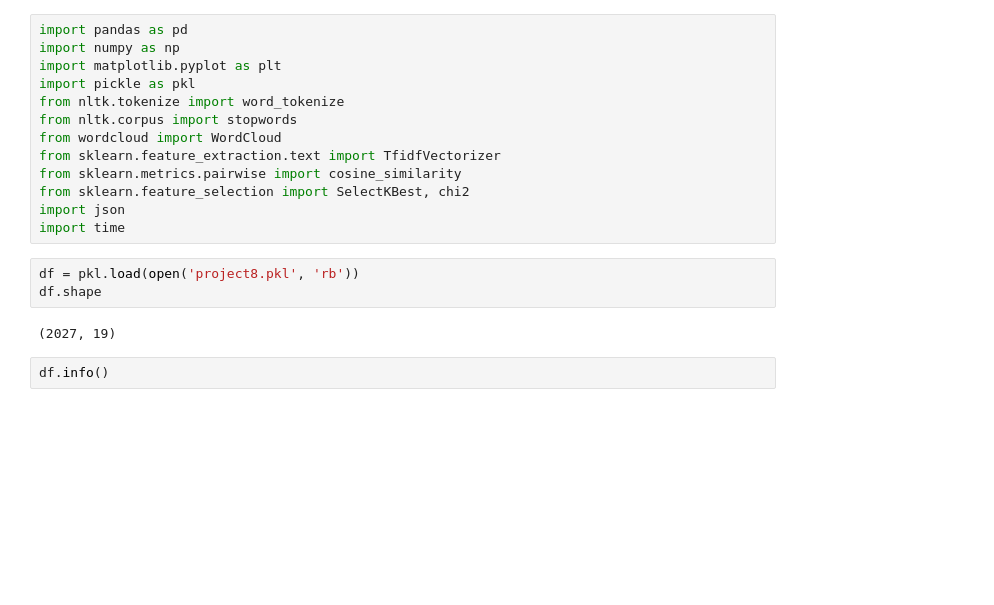
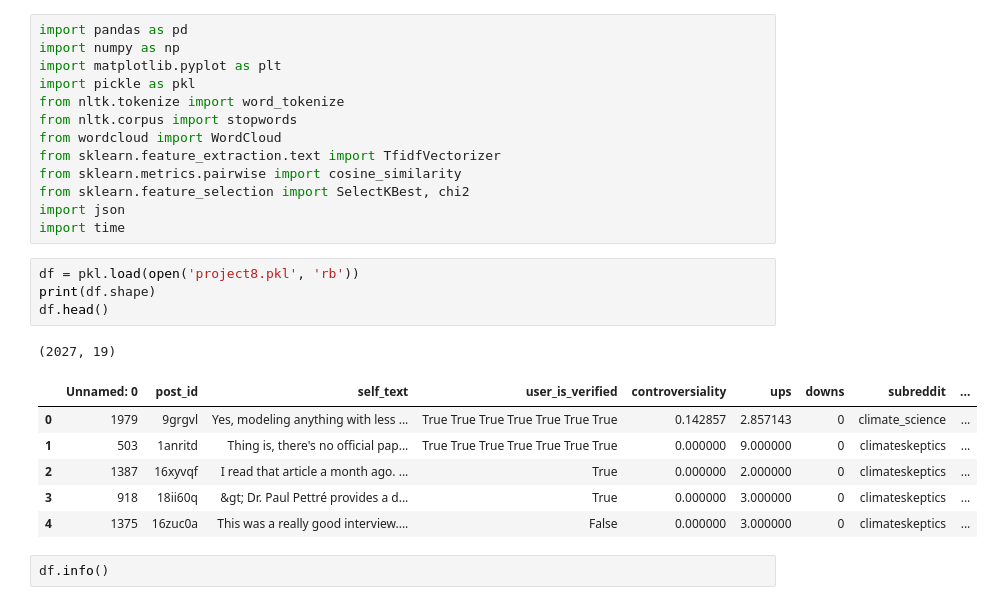
Before and after one commit to J-o-e-M/Social-Media-Mining-Project, a Jupyter notebook: hw2.ipynb, the cells around one changed output. Drawn from its saved outputs; the diff is of its cells as text; blank space fills up the shorter version.

```diff
--- a/hw2.ipynb
+++ b/hw2.ipynb
@@ -13,9 +13,16 @@ import json
 import time
 # %%
 df = pkl.load(open('project8.pkl', 'rb'))
-df.shape
+print(df.shape)
+df.head()
 # %% [output]
 (2027, 19)
+|  | Unnamed: 0 | post_id | self_text | user_is_verified | controversiality | ups | downs | subreddit | ... |
+| 0 | 1979 | 9grgvl | Yes, modeling anything with less ... | True True True True True True True | 0.142857 | 2.857143 | 0 | climate_science | ... |
+| 1 | 503 | 1anritd | Thing is, there's no official pap... | True True True True True True True | 0.000000 | 9.000000 | 0 | climateskeptics | ... |
+| 2 | 1387 | 16xyvqf | I read that article a month ago. ... | True | 0.000000 | 2.000000 | 0 | climateskeptics | ... |
+| 3 | 918 | 18ii60q | &gt; Dr. Paul Pettré provides a d... | True | 0.000000 | 3.000000 | 0 | climateskeptics | ... |
+| 4 | 1375 | 16zuc0a | This was a really good interview.... | False | 0.000000 | 3.000000 | 0 | climateskeptics | ... |
 # %%
 df.info()
 # %% [output]
```
Also changed, not shown: parts of 12 cells of this notebook.
